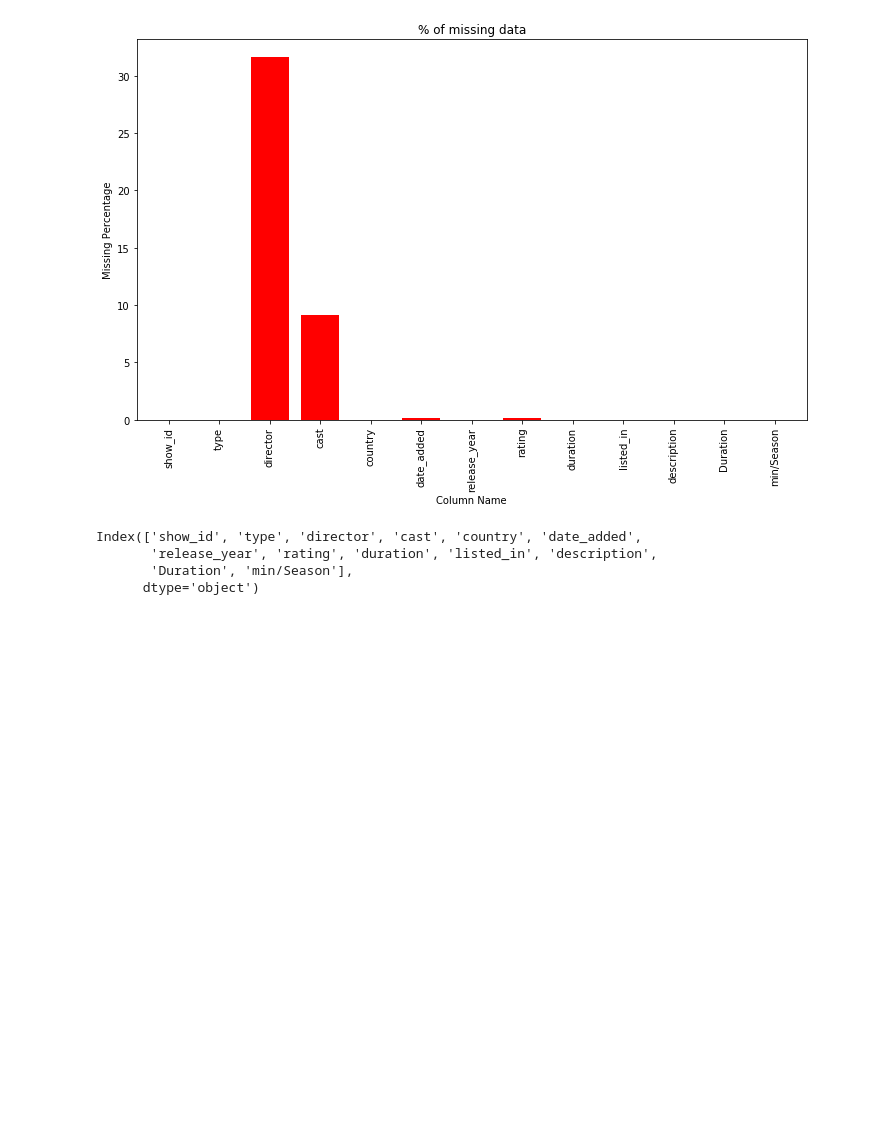
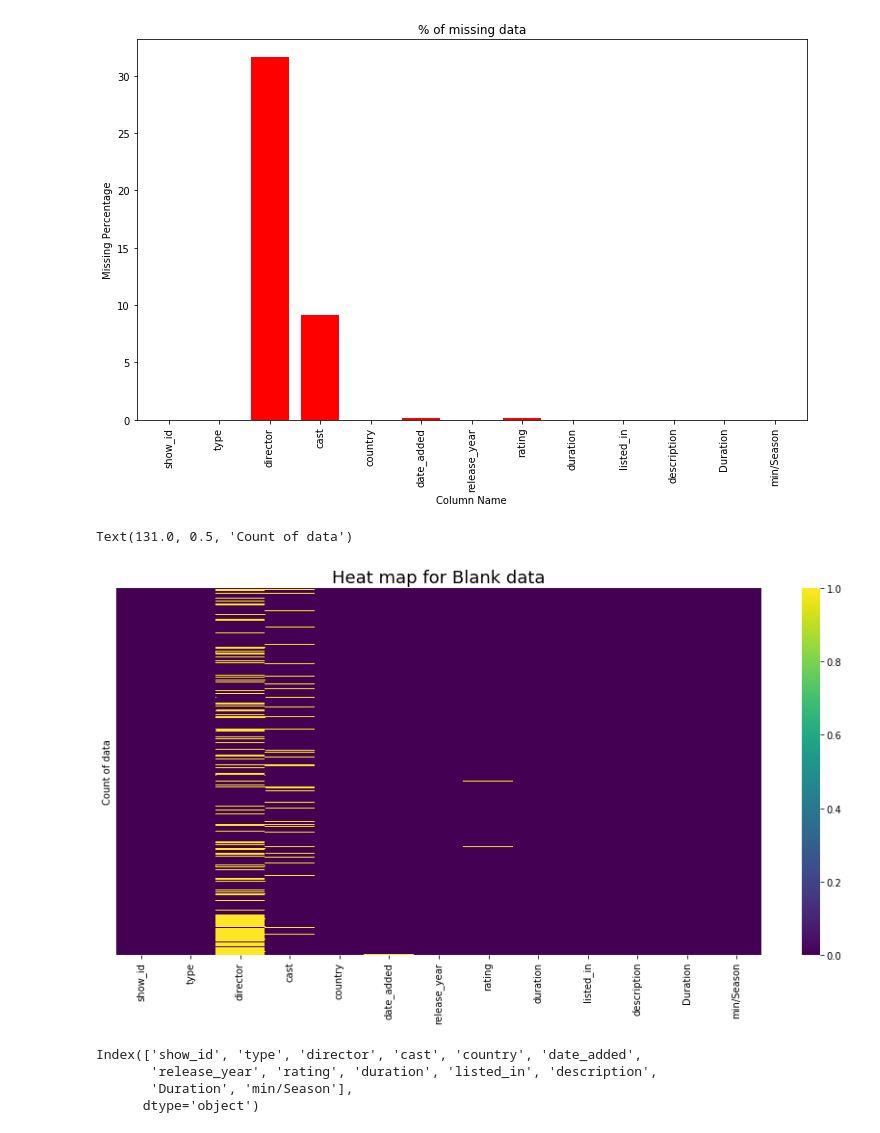
Before and after one commit to ssnk4343/Netflix_analysis, a Jupyter notebook: Netflix_titles.ipynb, the cells around one changed output. Cells and saved outputs as stored; diff of their text form; code cells hidden in the pictures; blank space fills up the shorter version.

```diff
--- a/Netflix_titles.ipynb
+++ b/Netflix_titles.ipynb
@@ -41,6 +42,14 @@ plt.ylabel('Missing Percentage')
 # %% [output]
 Text(0, 0.5, 'Missing Percentage')
 [figure]
+# %%
+plt.figure(figsize=(15,7))
+sns.heatmap(df.isnull(), yticklabels=False, cmap='viridis')
+plt.title('Heat map for Blank data', fontsize='18')
+plt.ylabel('Count of data')
+# %% [output]
+Text(131.0, 0.5, 'Count of data')
+[figure, added]
 # %%
 df.columns
 # %% [output]
```
Also changed, not shown: parts of 8 cells of this notebook.
